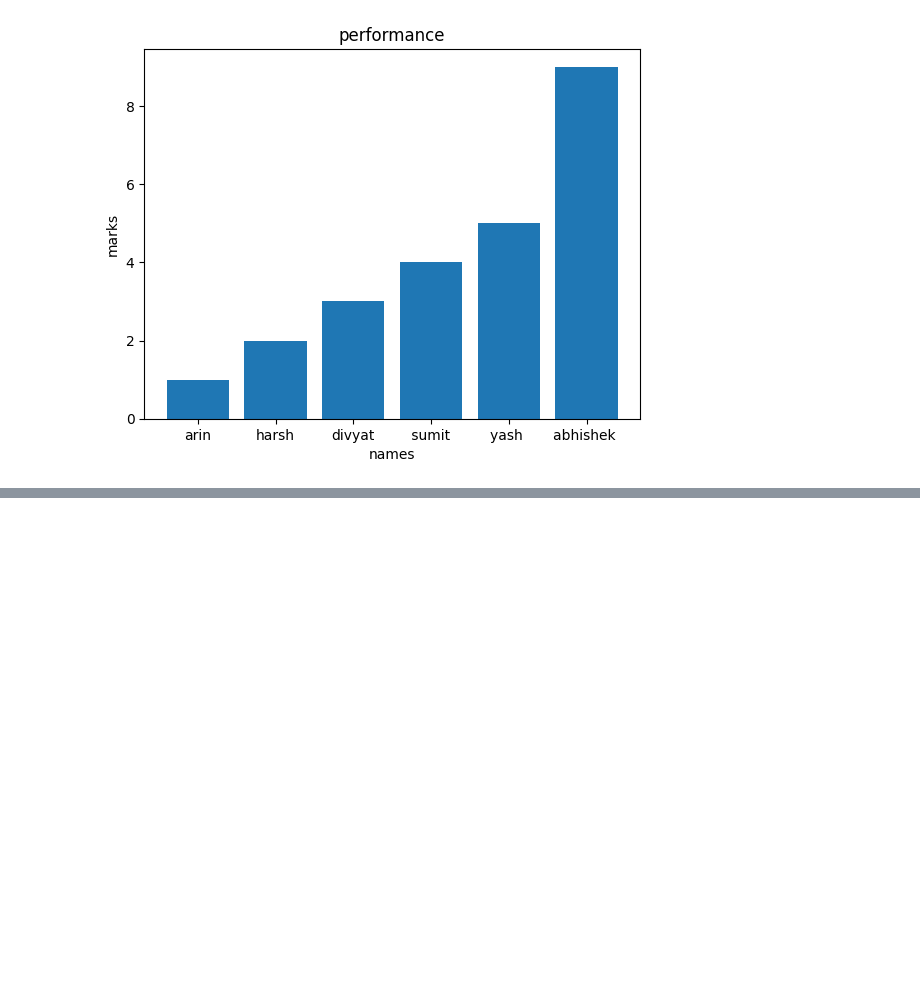
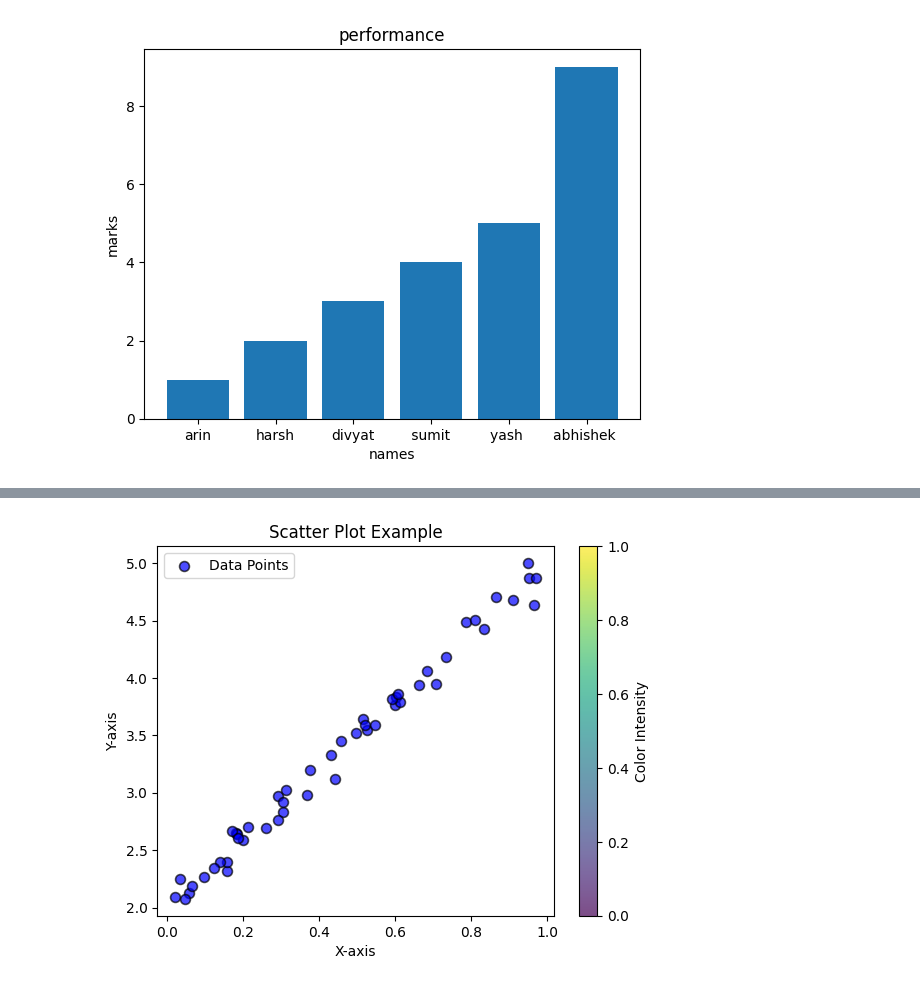
Before and after one commit to slayerrr12/PythonSage, a Jupyter notebook: BasicMatplotLib/BasicMatplotLib.ipynb, the cells around one changed output, grey strips where cells are left out. Saved outputs shown, nothing was run; the diff lists cells and outputs as text; code cells hidden in the pictures; blank space fills up the shorter version.

```diff
--- a/BasicMatplotLib/BasicMatplotLib.ipynb
+++ b/BasicMatplotLib/BasicMatplotLib.ipynb
@@ -121,0 +145,38 @@ plt.bar(y,x)
+# %%
+import matplotlib.pyplot as plt
+import numpy as np
+
+# Generating random data for the scatter plot
+np.random.seed(42)
+x = np.random.rand(50)
+y = 3 * x + 2 + 0.1 * np.random.randn(50)  # Linear relationship with some noise
+
+# Creating a scatter plot with custom parameters
+plt.scatter(
+    x,
+    y,
+    s=50,               # Marker size
+    c='blue',           # Marker color
+    marker='o',         # Marker style
+    cmap='viridis',     # Colormap
+    alpha=0.7,          # Transparency
+    edgecolors='black', # Edge color of markers
+    linewidths=1.2,     # Linewidth of marker edges
+    label='Data Points'  # Label for the legend
+)
+
+# Adding labels and title
+plt.xlabel('X-axis')
+plt.ylabel('Y-axis')
+plt.title('Scatter Plot Example')
+
+# Adding a colorbar
+plt.colorbar(label='Color Intensity')
+
+# Adding legend
+plt.legend()
+
+# Display the plot
+plt.show()
+# %% [output]
+[figure, added]
```
Also changed, not shown: parts of 2 cells of this notebook.
